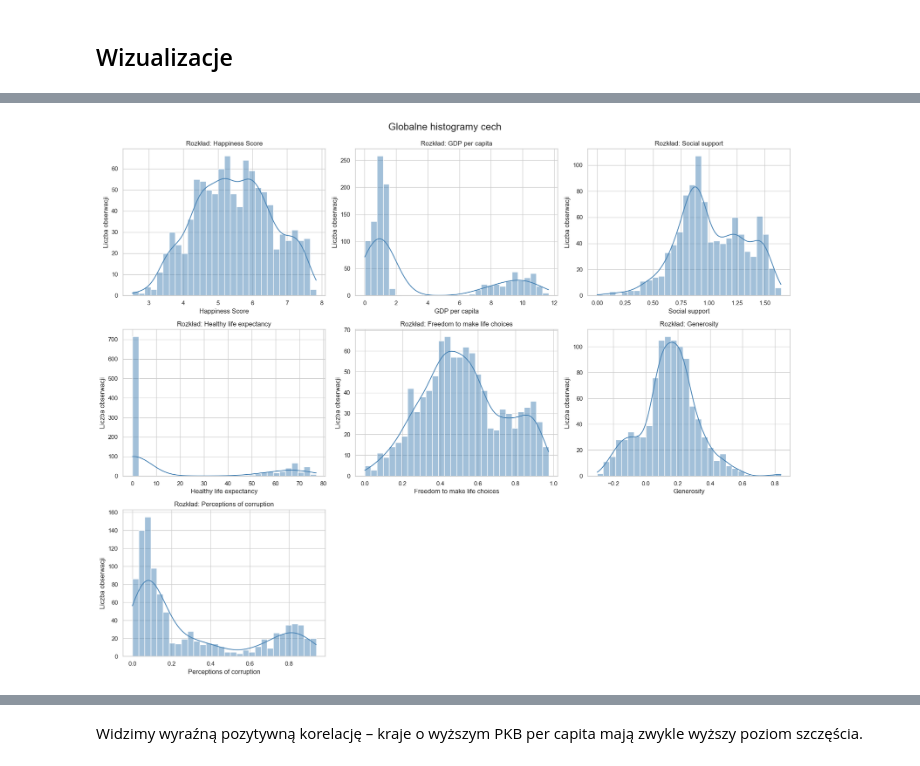
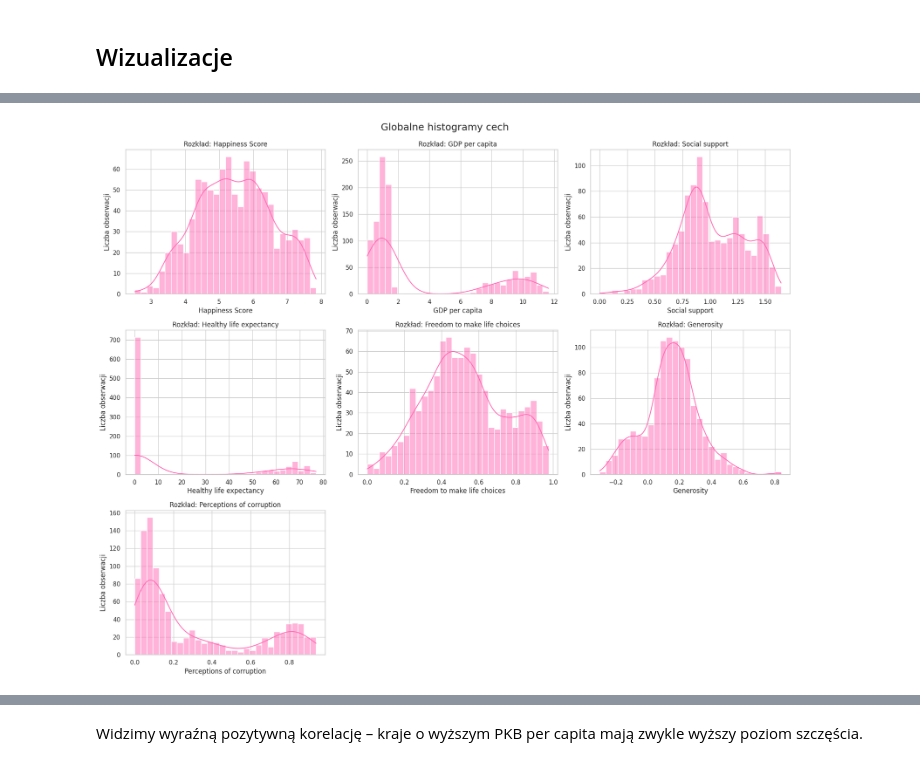
Before and after one commit to Kinga94/SAD_zadanie, a Jupyter notebook: SAD_world_happines_report.ipynb, the cells around one changed output, grey strips where cells are left out. Saved outputs shown, nothing was run; the diff lists cells and outputs as text; code cells hidden in the pictures.

Commit message:
Normalizacja cech, rekomendacje, wnioski, wizualizacje

```diff
--- a/SAD_world_happines_report.ipynb
+++ b/SAD_world_happines_report.ipynb
@@ -1009,4 +1052,7 @@ df_final_no2022["Country"].nunique()
 Wracamy teraz do naszego braku w Perceptions of corruption w Zjednoczonych Emiratach Arabskich.
 # %%
 # Znalezienie wiersza z brakiem w "Perceptions of corruption"
-missing_row = df_final_no2022[df_final_no2022["Perceptions of corruption"].isnull()]
+mask_missing = (
+    (df_final_no2022["Country"] == "United Arab Emirates") &
+    (df_final_no2022["Year"] == 2018)
+)
@@ -1020,6 +1061,6 @@ Dla jednej obserwacji wykonamy imputacje danej poprzes srednia z danego regionu.
 # %%
 # Pobranie regionu dla brakującego wiersza
-region_missing = missing_row["Region"].values[0]
+region_missing = df_final_no2022.loc[mask_missing, "Region"].values[0]
 
 # Obliczenie średniej z regionu (bez braków)
 regional_mean = df_final_no2022[
@@ -1027,11 +1068,11 @@ regional_mean = df_final_no2022[
     (df_final_no2022["Perceptions of corruption"].notnull())
 ]["Perceptions of corruption"].mean()
 
-# Zaokrąglenie do 3 miejsc po przecinku
-regional_mean = round(regional_mean, 3)
+# Zaokrąglenie do 5 miejsc po przecinku
+regional_mean = round(regional_mean, 5)
 
 # Imputacja
-df_final_no2022.loc[df_final_no2022["Perceptions of corruption"].isnull(), "Perceptions of corruption"] = regional_mean
+df_final_no2022.loc[mask_missing, "Perceptions of corruption"] = regional_mean
 
 # Sprawdzenie, czy brak został uzupełniony
 missing_after = df_final_no2022["Perceptions of corruption"].isnull().sum()
@@ -1058,27 +1089,0 @@ df_final_no2022
-# %%
-# Lista cech do analizy
-cechy = [
-    "Happiness Score",
-    "GDP per capita",
-    "Social support",
-    "Healthy life expectancy",
-    "Freedom to make life choices",
-    "Generosity",
-    "Perceptions of corruption"
-]
-
-# Tworzenie jednej ramki z obserwacjami odstającymi
-outliers_all = pd.DataFrame()
-
-for cecha in cechy:
-    Q1 = df_final_no2022[cecha].quantile(0.25)
-    Q3 = df_final_no2022[cecha].quantile(0.75)
-    IQR = Q3 - Q1
-    lower = Q1 - 1.5 * IQR
-    upper = Q3 + 1.5 * IQR
-
-    temp_outliers = df_final_no2022[
-        (df_final_no2022[cecha] < lower) | (df_final_no2022[cecha] > upper)
-    ].copy()
-    temp_outliers["Cecha"] = cecha
-    outliers_all = pd.concat([outliers_all, temp_outliers], axis=0)
@@ -1090,0 +1090,3 @@ array(['Togo', 'Benin', 'Afghanistan', 'Thailand', 'Myanmar', 'Malta',
+# %%
+# Upraszczamy nazwe naszej finalnej ramki danych
+df = df_final_no2022.copy()
@@ -1093,16 +1127,16 @@ array(['Togo', 'Benin', 'Afghanistan', 'Thailand', 'Myanmar', 'Malta',
 # %%
 # Tworzenie histogramów dla każdej cechy
 plt.figure(figsize=(18, 14))
 
 for i, cecha in enumerate(cechy, 1):
     plt.subplot(3, 3, i)
-    sns.histplot(df_final_no2022[cecha], kde=True, bins=30, color="steelblue")
+    sns.histplot(df[cecha], kde=True, bins=30, color="#FF69B4")
     plt.title(f"Rozkład: {cecha}")
     plt.xlabel(cecha)
     plt.ylabel("Liczba obserwacji")
     plt.tight_layout()
 
 plt.suptitle("Globalne histogramy cech", fontsize=18, y=1.02)
 plt.show()
 # %% [output]
-[figure, old version]
+[figure, new version]
```
Also changed, not shown: parts of 105 cells of this notebook.
